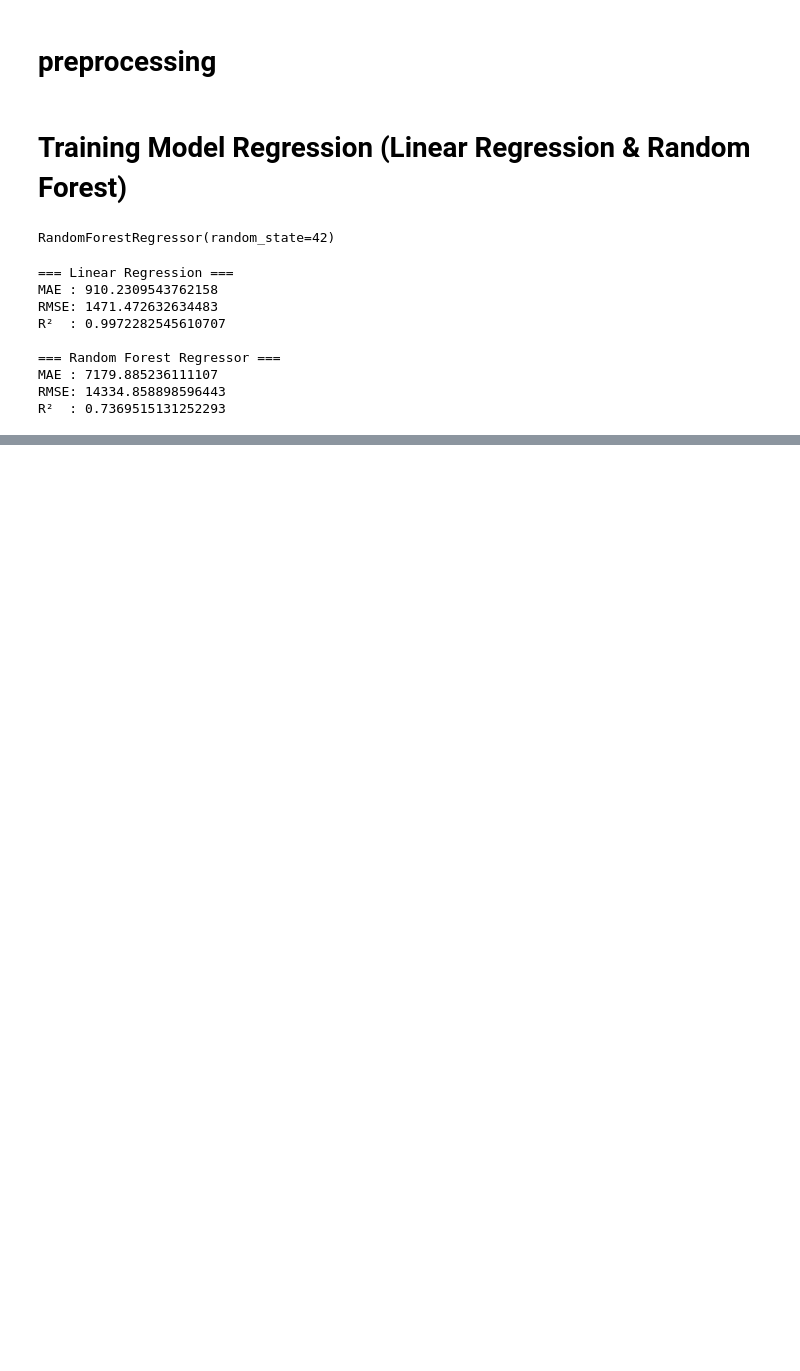
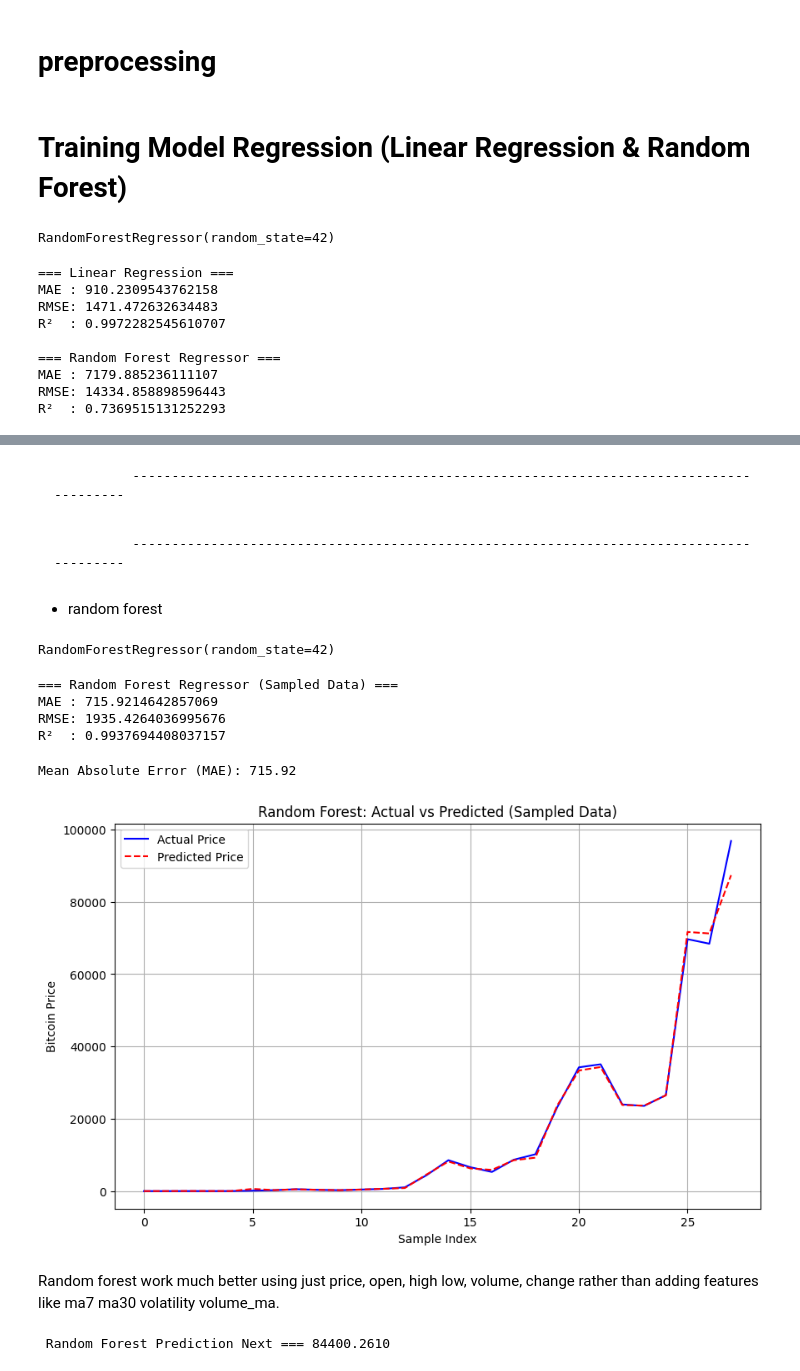
Before and after one commit to Raihlm/CryptoPredictionsProject, a Jupyter notebook: notebooks/modelTraining.ipynb, the cells around one changed output, grey strips where cells are left out. Drawn from its saved outputs; the diff is of its cells as text; code cells hidden in the pictures; blank space fills up the shorter version.

```diff
--- a/notebooks/modelTraining.ipynb
+++ b/notebooks/modelTraining.ipynb
@@ -203,0 +253,48 @@ with open('../Model/price_prediction/scaler_price.pkl', 'wb') as f:
+# %% [markdown]
+              ----------------------------------------------------------------------------------------
+# %% [markdown]
+              ----------------------------------------------------------------------------------------
+# %% [markdown]
+- random forest
+# %%
+columns = ['price', 'open', 'high', 'low', 'volume', 'change']
+
+X_full = df_processed[columns]
+y_full = df_processed['target']
+
+rf_reg.fit(X_sampled, y_sampled)
+# %% [output]
+RandomForestRegressor(random_state=42)
+# %%
+eval_model(rf_reg, X_sampled, y_sampled, "Random Forest Regressor (Sampled Data)")
+# %% [output]
+=== Random Forest Regressor (Sampled Data) ===
+MAE : 715.9214642857069
+RMSE: 1935.4264036995676
+R²  : 0.9937694408037157
+# %%
+y_pred_sampled = rf_reg.predict(X_sampled)
+
+mae = mean_absolute_error(y_sampled, y_pred_sampled)
+print(f"Mean Absolute Error (MAE): {mae:.2f}")
+
+plt.figure(figsize=(10, 6))
+plt.plot(y_sampled.values, label='Actual Price', color='blue')
+plt.plot(y_pred_sampled, label='Predicted Price', color='red', linestyle='--')
+plt.xlabel('Sample Index')
+plt.ylabel('Bitcoin Price')
+plt.title('Random Forest: Actual vs Predicted (Sampled Data)')
+plt.legend()
+plt.grid(True)
+plt.show()
+# %% [output]
+Mean Absolute Error (MAE): 715.92
+[figure, added]
+# %% [markdown]
+Random forest work much better using just price, open, high low, volume, change rather than adding features like ma7 ma30 volatility volume_ma.
+# %%
+#predict
+rf_predictNext = rf_reg.predict(X_full)
+print(f" Random Forest Prediction Next === {rf_predictNext[-1]:.4f}")
+# %% [output]
+ Random Forest Prediction Next === 84400.2610
```
Also changed, not shown: parts of 27 cells of this notebook, 20 other files.
